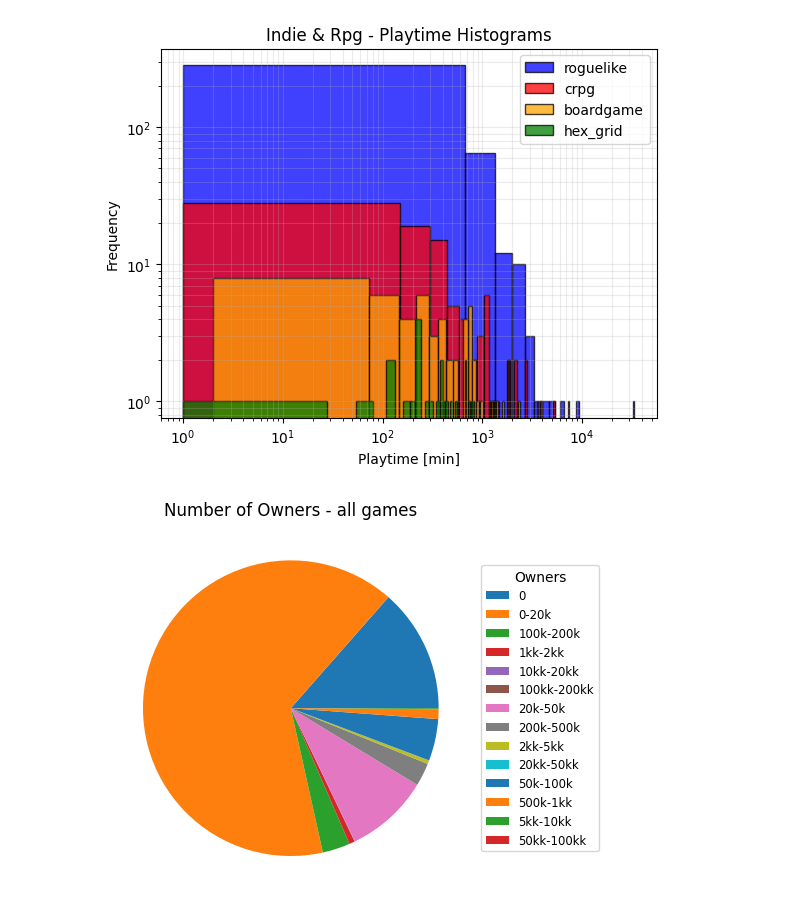
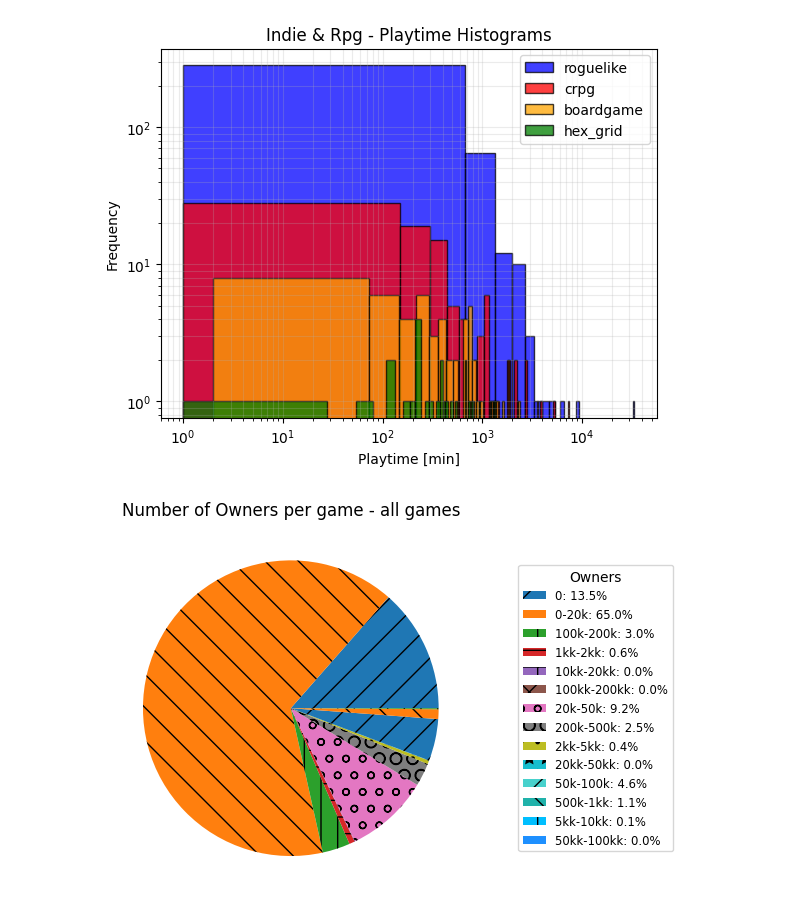
Before and after one commit to pmikola/steam_game_analysis, a Jupyter notebook: analysis.ipynb, the cells around one changed output. Cells and saved outputs as stored; diff of their text form; code cells hidden in the pictures.

```diff
--- a/analysis.ipynb
+++ b/analysis.ipynb
@@ -152,10 +152,10 @@ idx_roguelike_top_genre = truthTable(idx_top_genre,idx_roguelike)
 idx_boardgame_top_genre = truthTable(idx_top_genre,idx_board_game)
 idx_hex_grid_top_genre = truthTable(idx_top_genre,idx_hex_grid)
 
-idx_crpg_price = idx2intidx(price,idx_crpg_top_genre)
-idx_roguelike_price = idx2intidx(price,idx_roguelike_top_genre)
-idx_boardgame_price = idx2intidx(price,idx_boardgame_top_genre)
-idx_hex_grid_price = idx2intidx(price,idx_hex_grid_top_genre)
+crpg_prices = idx2intidx(price, idx_crpg_top_genre)
+roguelike_prices = idx2intidx(price, idx_roguelike_top_genre)
+boardgame_prices = idx2intidx(price, idx_boardgame_top_genre)
+hex_grid_prices = idx2intidx(price, idx_hex_grid_top_genre)
 
 mean_price = np.mean(result_indie_rpg_price)
 
@@ -163,17 +163,17 @@ mean_price = np.mean(result_indie_rpg_price)
 fig1 = plt.figure(dpi=1000)
 
 # plt.loglog(result_indie_rpg_price,'b.',alpha=0.5)
-plt.hist([idx_roguelike_price,idx_boardgame_price, idx_crpg_price, idx_hex_grid_price],
+plt.hist([roguelike_prices, boardgame_prices, crpg_prices, hex_grid_prices],
          bins=50,
          color=['blue', 'red', 'orange','green'],
          label=['roguelike','board-game', 'crpg', 'hex-grid'],
          alpha=0.75)
 
-all_prices = [np.array(idx_roguelike_price) ,np.array(idx_boardgame_price),np.array(idx_crpg_price), np.array(idx_hex_grid_price)]
+all_prices = [np.array(roguelike_prices) , np.array(boardgame_prices), np.array(crpg_prices), np.array(hex_grid_prices)]
 
 
 i = 0
-for data, color in zip([idx_roguelike_price, idx_boardgame_price, idx_crpg_price, idx_hex_grid_price], ['blue', 'red', 'orange', 'green']):
+for data, color in zip([roguelike_prices, boardgame_prices, crpg_prices, hex_grid_prices], ['blue', 'red', 'orange', 'green']):
     order = 6
     params = np.polyfit(np.arange(len(data)), data, order)
     poly = np.poly1d(params)
@@ -388,18 +388,40 @@ plt.show()
 # %% [output]
 [figure]
 # %%
-# Hypothesis : Number of owners grow with the lowering playtime
+# Question? : What is the number of owed games per each game in analysing genres?
+from matplotlib.patches import Patch
+
 owners_number = np.array(owners_number)
 unique_values, counts = np.unique(owners_number, return_counts=True)
 
-plt.title("Number of Owners - all games")
+plt.title("Number of Owners per game - all games")
 unique_values = ['0','0-20k','100k-200k','1kk-2kk','10kk-20kk','100kk-200kk','20k-50k','200k-500k','2kk-5kk','20kk-50kk','50k-100k','500k-1kk','5kk-10kk','50kk-100kk']
-plt.pie(counts,labels=['']* len(unique_values))
-plt.legend(labels=unique_values,title="Owners", loc="center left", bbox_to_anchor=(1, 0.5), fontsize='small', title_fontsize='medium')
+unique_values_low_all = [1.,1.,1e5,1e6,1e7,1e8,2e4,2e5,2e6,2e7,5e4,5e5,5e6,5e7]
+unique_values_high_all = [1.,2e4,2e5,2e6,2e7,2e8,5e4,5e5,5e6,6e7,1e5,1e6,1e7,1e8]
 
-plt.show()
+colors = ['tab:blue', 'tab:orange', 'tab:green', 'tab:red', 'tab:purple', 'tab:brown', 'tab:pink', 'tab:gray', 'tab:olive', 'tab:cyan', 'mediumturquoise', 'lightseagreen', 'deepskyblue', 'dodgerblue']
+
+# counts = (counts*unique_values_low_all+counts*unique_values_high_all)/2
+wedges, _= plt.pie(counts)
+total = counts.sum()
+percentages = counts / total * 100
+patterns = ['/', '\\', '|', '-', '+', 'x', 'o', 'O', '.', '*']
+for i in range(len(wedges)):
+    wedge = wedges[i]
+    pattern = patterns[i % len(patterns)]
+    wedge.set_hatch(pattern)
+
+
+i = 0
+
+del i
+legend_elements = [Patch(facecolor=colors[i], label=f"{unique_values[i]}: {percentages[i]:.1f}"+'%', hatch=patterns[i % len(patterns)]) for i in range(len(unique_values))]
+
+plt.legend(handles=legend_elements,title="Owners", loc="center left", bbox_to_anchor=(1.1, 0.5), fontsize='small', title_fontsize='medium')
+
+plt.show()# Answer
 # %% [output]
-[figure, old version]
+[figure, new version]
 # %%
 owners_crpg = owners_number[idx_crpg_top_genre]
 
```
Also changed, not shown: parts of 8 cells of this notebook.
